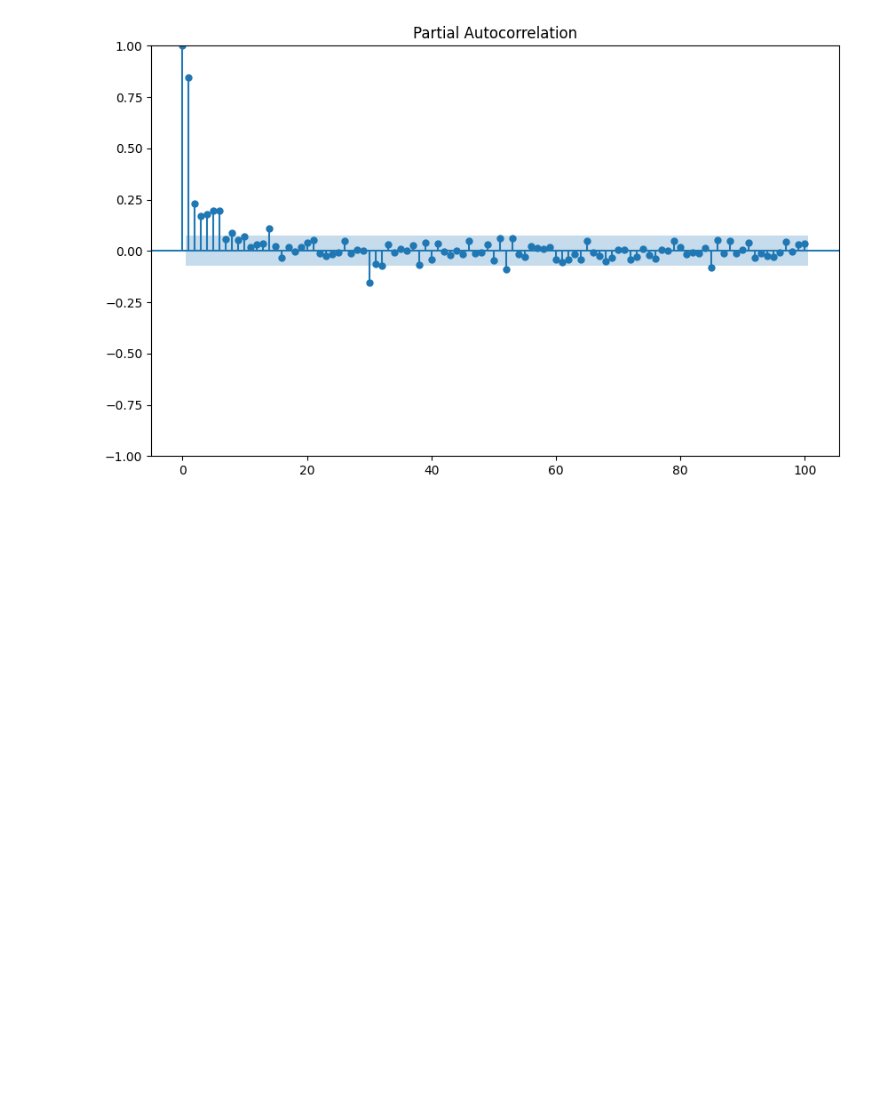
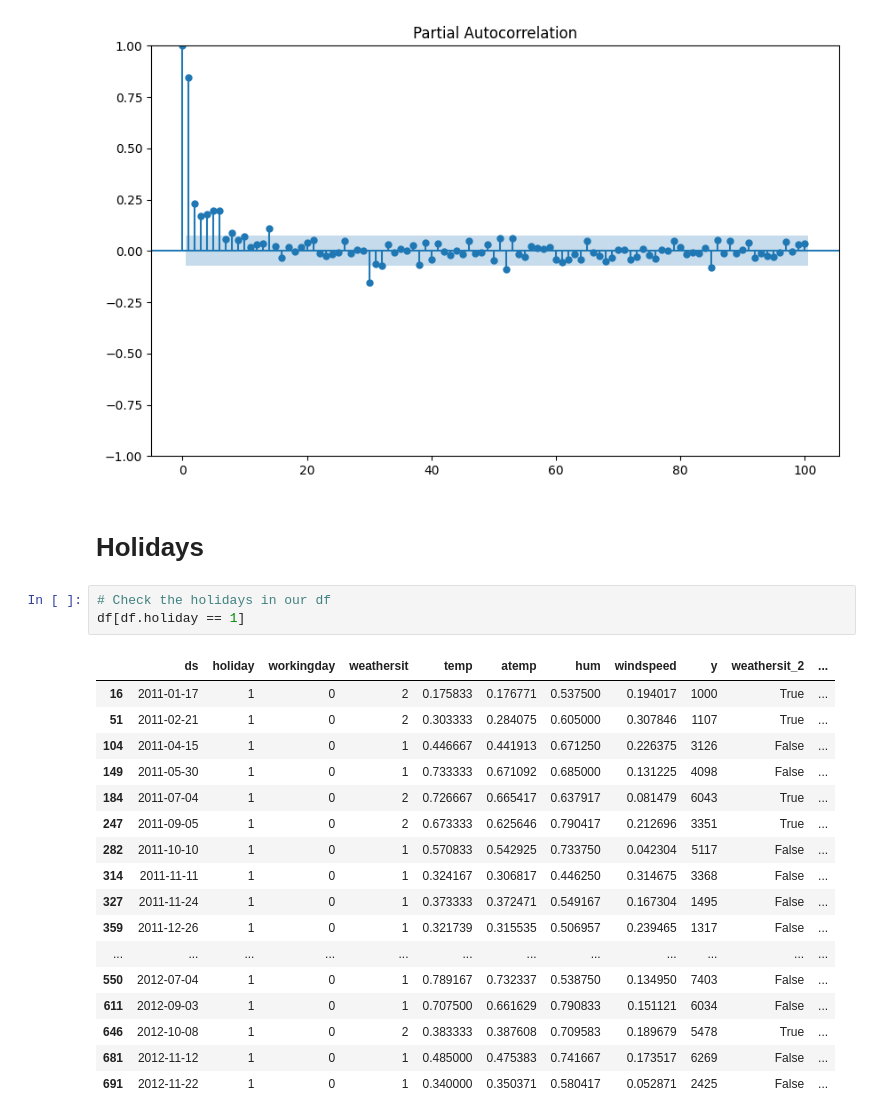
Before and after one commit to Mnr04/Time_series_analysis_course, a Jupyter notebook: Prophet_Course.ipynb, the cells around one changed output. Saved outputs shown, nothing was run; the diff lists cells and outputs as text; blank space fills up the shorter version.

```diff
--- a/Prophet_Course.ipynb
+++ b/Prophet_Course.ipynb
@@ -157,3 +164,26 @@ plot_pacf(df_temp['y'], lags = 100, ax = ax)
 plt.show()
 # %% [output]
 [figure]
+# %% [markdown]
+# Holidays
+# %%
+# Check the holidays in our df
+df[df.holiday == 1]
+# %% [output]
+|  | ds | holiday | workingday | weathersit | temp | atemp | hum | windspeed | y | weathersit_2 | ... |
+| 16 | 2011-01-17 | 1 | 0 | 2 | 0.175833 | 0.176771 | 0.537500 | 0.194017 | 1000 | True | ... |
+| 51 | 2011-02-21 | 1 | 0 | 2 | 0.303333 | 0.284075 | 0.605000 | 0.307846 | 1107 | True | ... |
+| 104 | 2011-04-15 | 1 | 0 | 1 | 0.446667 | 0.441913 | 0.671250 | 0.226375 | 3126 | False | ... |
+| 149 | 2011-05-30 | 1 | 0 | 1 | 0.733333 | 0.671092 | 0.685000 | 0.131225 | 4098 | False | ... |
+| 184 | 2011-07-04 | 1 | 0 | 2 | 0.726667 | 0.665417 | 0.637917 | 0.081479 | 6043 | True | ... |
+| 247 | 2011-09-05 | 1 | 0 | 2 | 0.673333 | 0.625646 | 0.790417 | 0.212696 | 3351 | True | ... |
+| 282 | 2011-10-10 | 1 | 0 | 1 | 0.570833 | 0.542925 | 0.733750 | 0.042304 | 5117 | False | ... |
+| 314 | 2011-11-11 | 1 | 0 | 1 | 0.324167 | 0.306817 | 0.446250 | 0.314675 | 3368 | False | ... |
+| 327 | 2011-11-24 | 1 | 0 | 1 | 0.373333 | 0.372471 | 0.549167 | 0.167304 | 1495 | False | ... |
+| 359 | 2011-12-26 | 1 | 0 | 1 | 0.321739 | 0.315535 | 0.506957 | 0.239465 | 1317 | False | ... |
+| ... | ... | ... | ... | ... | ... | ... | ... | ... | ... | ... | ... |
+| 550 | 2012-07-04 | 1 | 0 | 1 | 0.789167 | 0.732337 | 0.538750 | 0.134950 | 7403 | False | ... |
+| 611 | 2012-09-03 | 1 | 0 | 1 | 0.707500 | 0.661629 | 0.790833 | 0.151121 | 6034 | False | ... |
+| 646 | 2012-10-08 | 1 | 0 | 2 | 0.383333 | 0.387608 | 0.709583 | 0.189679 | 5478 | True | ... |
+| 681 | 2012-11-12 | 1 | 0 | 1 | 0.485000 | 0.475383 | 0.741667 | 0.173517 | 6269 | False | ... |
+| 691 | 2012-11-22 | 1 | 0 | 1 | 0.340000 | 0.350371 | 0.580417 | 0.052871 | 2425 | False | ... |
```
Also changed, not shown: parts of 11 cells of this notebook.
